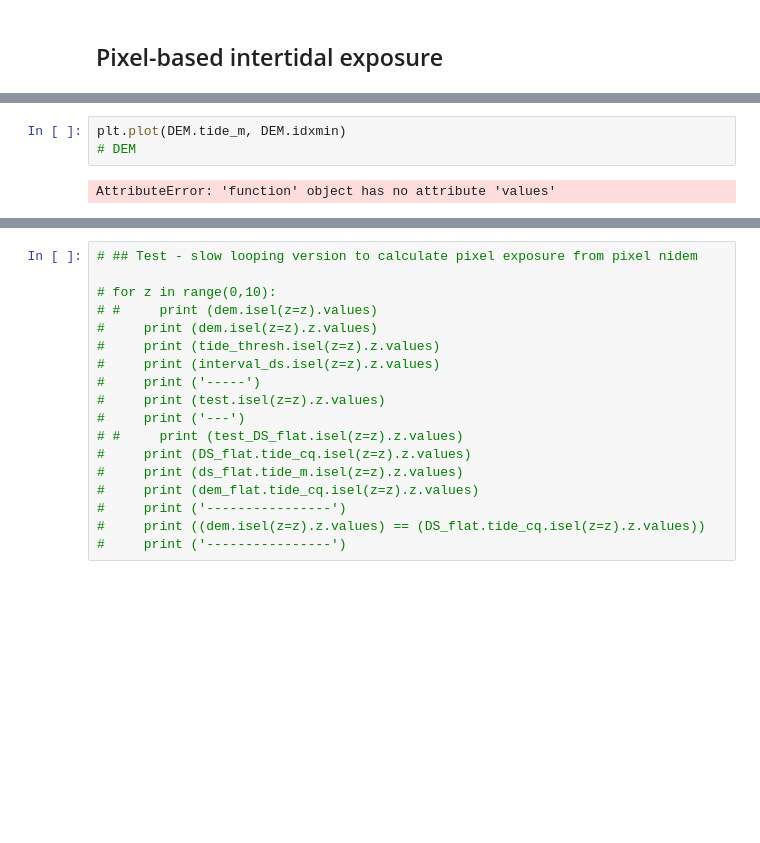
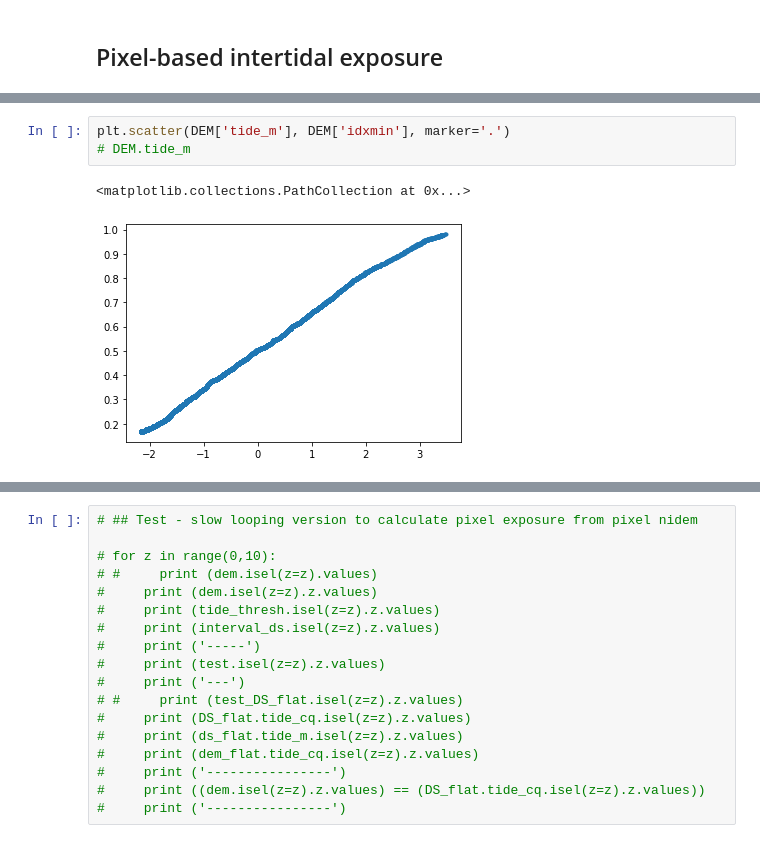
Before and after one commit to GeoscienceAustralia/dea-intertidal, a Jupyter notebook: notebooks/Intertidal_elevation_exposure_pixel.ipynb, the cells around one changed output, grey strips where cells are left out. Drawn from its saved outputs; the diff is of its cells as text; blank space fills up the shorter version.

```diff
--- a/notebooks/Intertidal_elevation_exposure_pixel.ipynb
+++ b/notebooks/Intertidal_elevation_exposure_pixel.ipynb
@@ -409,5 +410,6 @@ Reprojecting tides into original array
 # %%
-plt.plot(DEM.tide_m, DEM.idxmin)
-# DEM
+plt.scatter(DEM['tide_m'], DEM['idxmin'], marker='.')
+# DEM.tide_m
 # %% [output]
-AttributeError: 'function' object has no attribute 'values'
+<matplotlib.collections.PathCollection at 0x...>
+[figure, added]
```
Also changed, not shown: parts of 7 cells of this notebook.
